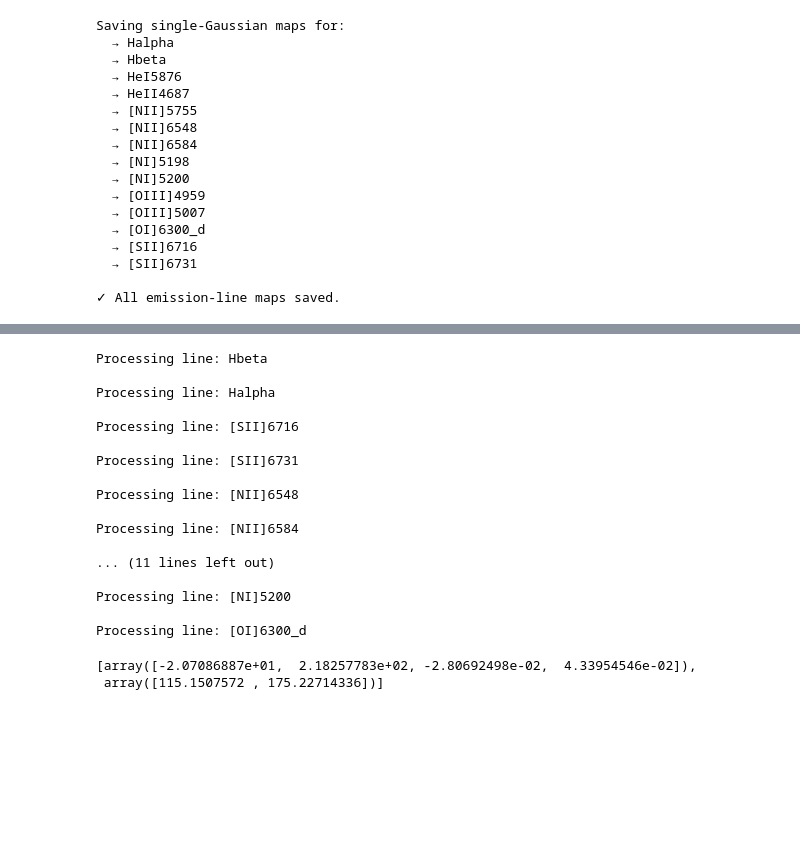
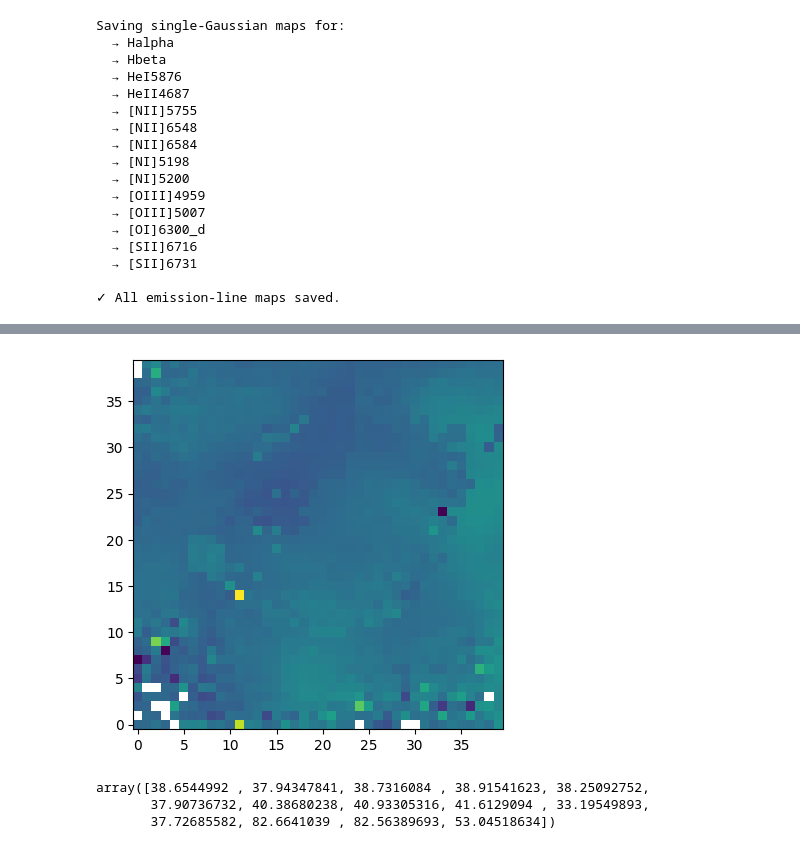
Before and after one commit to Thomas-thief/MUSE-PKS0745-ppxf, a Jupyter notebook: TEST.ipynb, the cells around one changed output, grey strips where cells are left out. Drawn from its saved outputs; the diff is of its cells as text; code cells hidden in the pictures; blank space fills up the shorter version.

Commit message:
Modificacion al calculo de los weights, flujos, velocidades y dispersiones(totales y errores)

```diff
--- a/TEST.ipynb
+++ b/TEST.ipynb
@@ -173,28 +148,12 @@ fit_gas.Fit_cube(n_jobs=4)
-# %%
-fit_gas.Process_all_lines()
-
-# cambiar la forma de guardar los fits
-# agregar al calculo y guardado los que mando al discord
-# %% [output]
-Processing line: Hbeta
-
-Processing line: Halpha
-
-Processing line: [SII]6716
-
-Processing line: [SII]6731
-
-Processing line: [NII]6548
-
-Processing line: [NII]6584
-
-... (11 lines left out)
-
-Processing line: [NI]5200
-
-Processing line: [OI]6300_d
-# %%
-fit_gas.sol_all[100]
-# %% [output]
-[array([-2.07086887e+01,  2.18257783e+02, -2.80692498e-02,  4.33954546e-02]),
- array([115.1507572 , 175.22714336])]
+# %%
+hdu = fits.open("maps/MUSE_PKS0745_properties_v2.fits")
+plt.imshow(hdu["Halpha_vel_weighted"].data, origin="lower")
+plt.show()
+# %% [output]
+[figure, added]
+# %%
+fit_gas.err_fluxes[100]
+# %% [output]
+array([38.6544992 , 37.94347841, 38.7316084 , 38.91541623, 38.25092752,
+       37.90736732, 40.38680238, 40.93305316, 41.6129094 , 33.19549893,
+       37.72685582, 82.6641039 , 82.56389693, 53.04518634])
```
Also changed, not shown: parts of 5 cells of this notebook, 3 other files.
